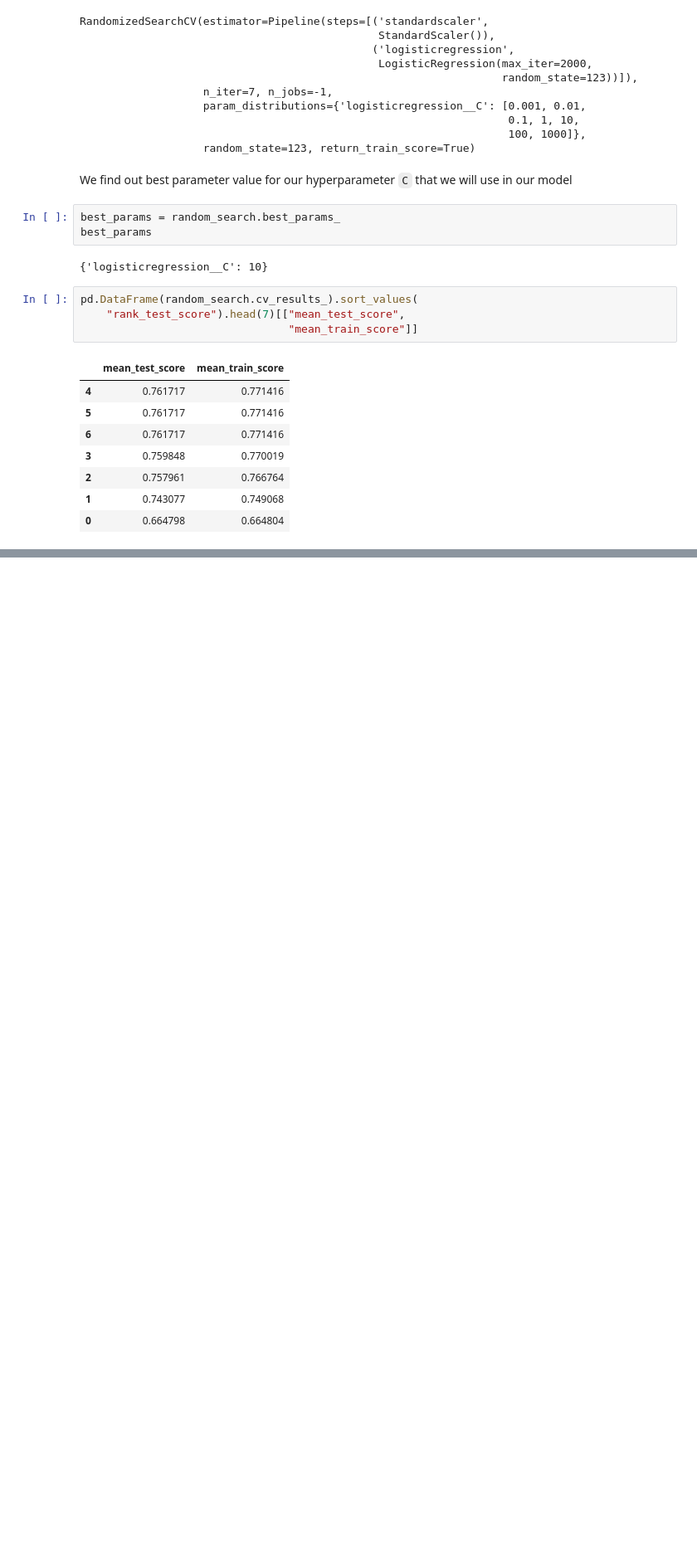
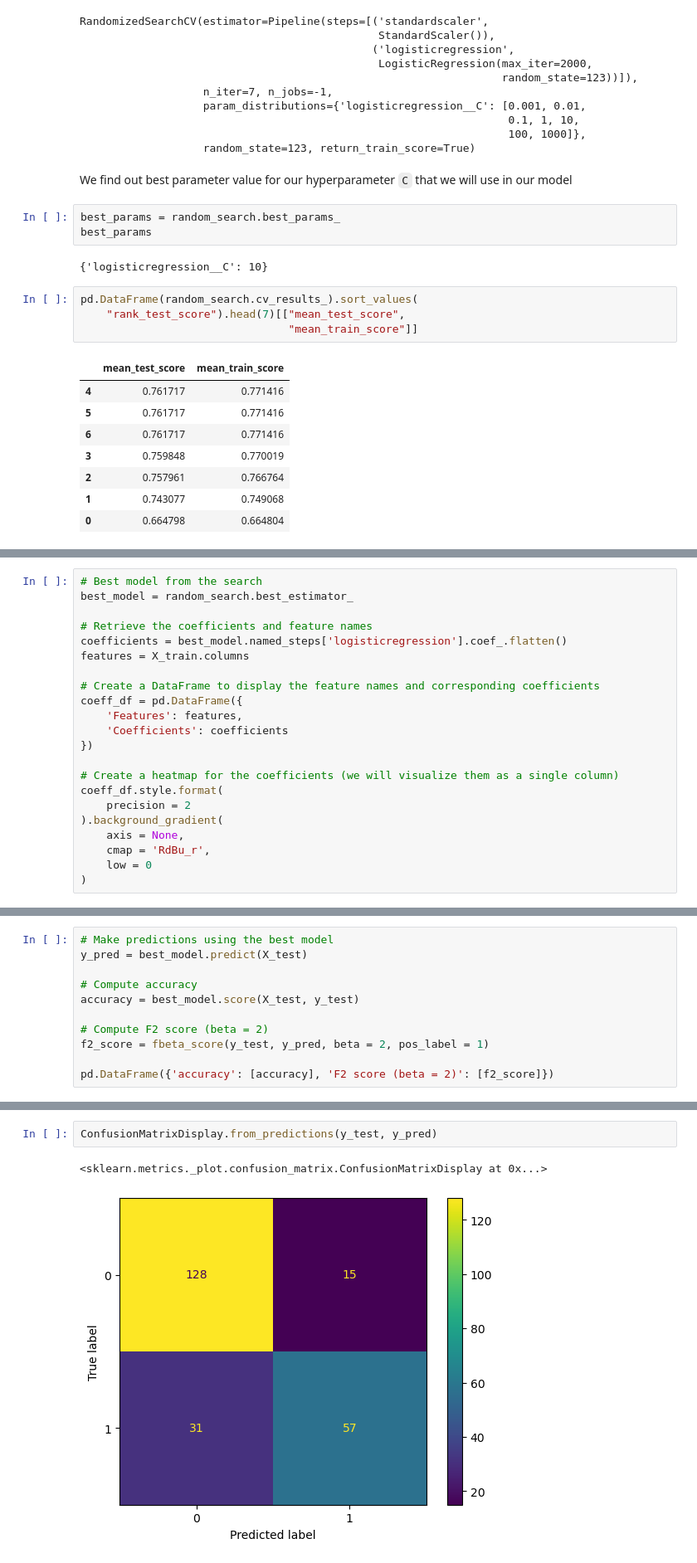
Before and after one commit to UBC-MDS/ClassificationDiabetesAnalysis, a Jupyter notebook: analysis/diabetes_analysis.ipynb, the cells around one changed output, grey strips where cells are left out. Shown at 83% size. Cells and saved outputs as stored; diff of their text form; blank space fills up the shorter version.

Commit message:
analysis update: feature importance, prediction results, visualization, and code narrative / findings

```diff
--- a/analysis/diabetes_analysis.ipynb
+++ b/analysis/diabetes_analysis.ipynb
@@ -161,0 +173,22 @@ pd.DataFrame(random_search.cv_results_).sort_values(
+# %%
+# Best model from the search
+best_model = random_search.best_estimator_
+
+# Retrieve the coefficients and feature names
+coefficients = best_model.named_steps['logisticregression'].coef_.flatten()
+features = X_train.columns
+
+# Create a DataFrame to display the feature names and corresponding coefficients
+coeff_df = pd.DataFrame({
+    'Features': features,
+    'Coefficients': coefficients
+})
+
+# Create a heatmap for the coefficients (we will visualize them as a single column)
+coeff_df.style.format(
+    precision = 2
+).background_gradient(
+    axis = None,
+    cmap = 'RdBu_r',
+    low = 0
+)
@@ -161,0 +209,11 @@ pd.DataFrame(random_search.cv_results_).sort_values(
+# %%
+# Make predictions using the best model
+y_pred = best_model.predict(X_test)
+
+# Compute accuracy
+accuracy = best_model.score(X_test, y_test)
+
+# Compute F2 score (beta = 2)
+f2_score = fbeta_score(y_test, y_pred, beta = 2, pos_label = 1)
+
+pd.DataFrame({'accuracy': [accuracy], 'F2 score (beta = 2)': [f2_score]})
@@ -161,0 +229,5 @@ pd.DataFrame(random_search.cv_results_).sort_values(
+# %%
+ConfusionMatrixDisplay.from_predictions(y_test, y_pred)
+# %% [output]
+<sklearn.metrics._plot.confusion_matrix.ConfusionMatrixDisplay at 0x...>
+[figure, added]
```
Also changed, not shown: parts of 10 cells of this notebook.
